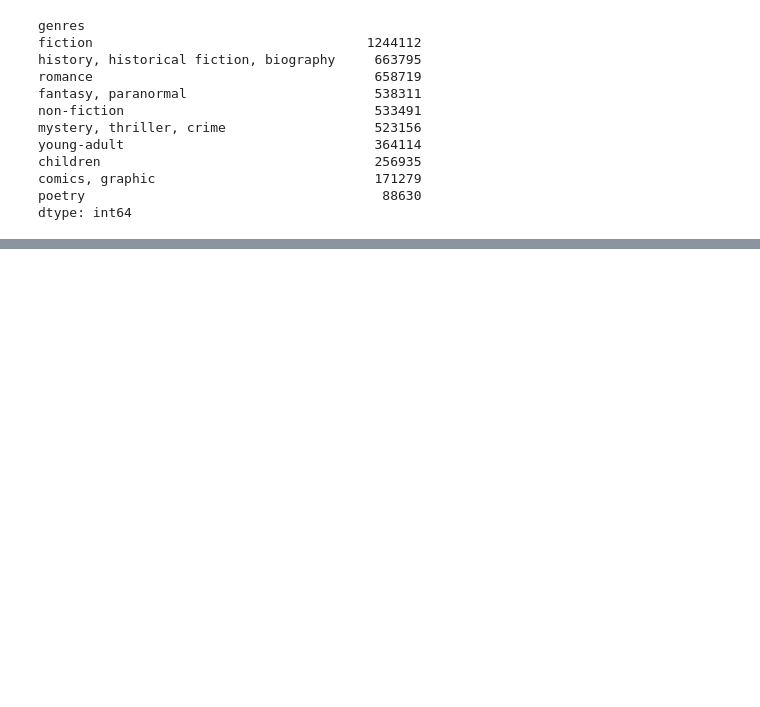
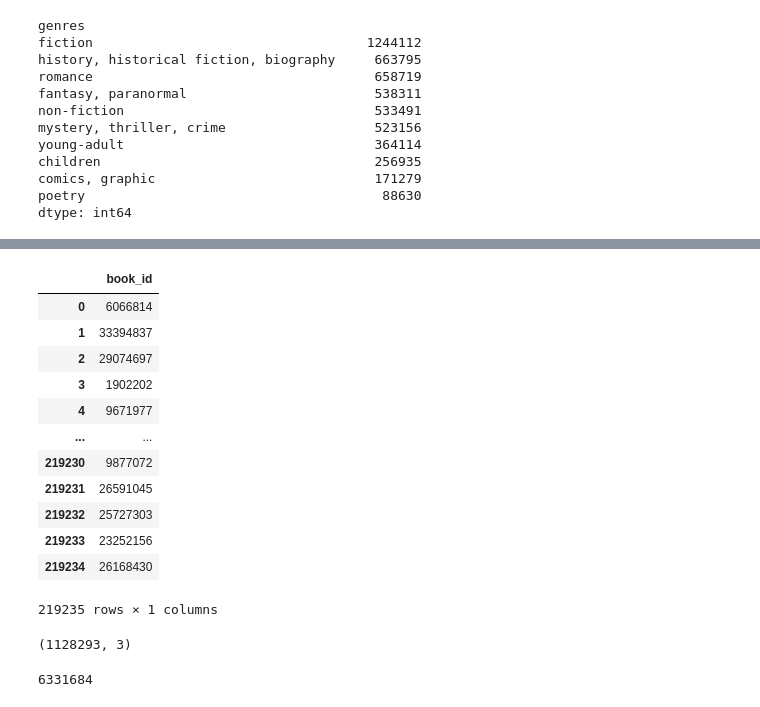
Before and after one commit to RenisaPati/CIS5500_Project_Group44, a Jupyter notebook: Data_Preprocessing/Books_Preprocessing_ST.ipynb, the cells around one changed output, grey strips where cells are left out. Saved outputs shown, nothing was run; the diff lists cells and outputs as text; code cells hidden in the pictures; blank space fills up the shorter version.

```diff
--- a/Data_Preprocessing/Books_Preprocessing_ST.ipynb
+++ b/Data_Preprocessing/Books_Preprocessing_ST.ipynb
@@ -518,0 +552,18 @@ dtype: int64
+# %%
+book_ids = pd.read_csv(join(dir, 'CleanedFilesForDB/book_id_set.csv'))
+# %%
+book_ids
+# %% [output]
+|  | book_id |
+| 0 | 6066814 |
+| 1 | 33394837 |
+| 2 | 29074697 |
+| 3 | 1902202 |
+| 4 | 9671977 |
+| ... | ... |
+| 219230 | 9877072 |
+| 219231 | 26591045 |
+| 219232 | 25727303 |
+| 219233 | 23252156 |
+| 219234 | 26168430 |
+219235 rows × 1 columns
@@ -518,0 +572,8 @@ dtype: int64
+# %%
+bg_myssteries.shape
+# %% [output]
+(1128293, 3)
+# %%
+bg.shape[0] - bg_myssteries.shape[0]
+# %% [output]
+6331684
```
Also changed, not shown: parts of 31 cells of this notebook.
